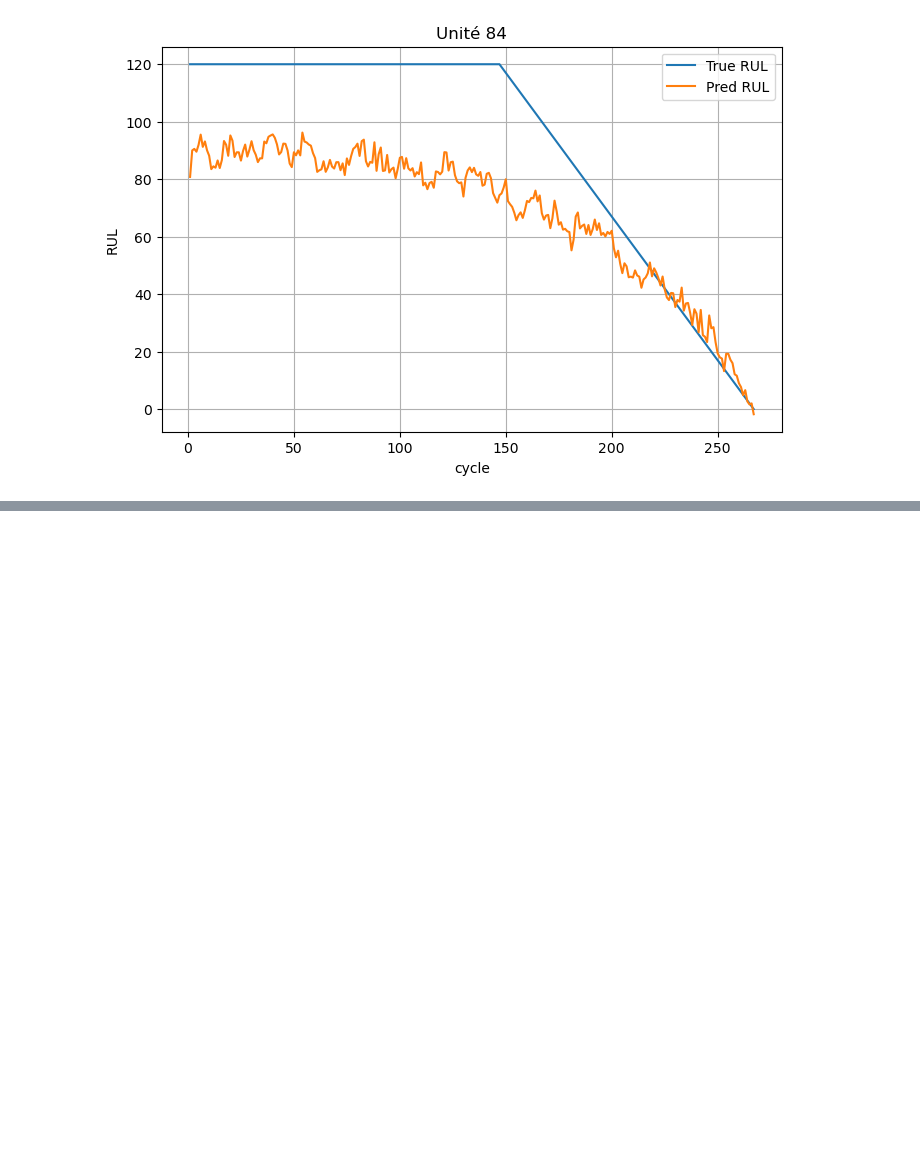
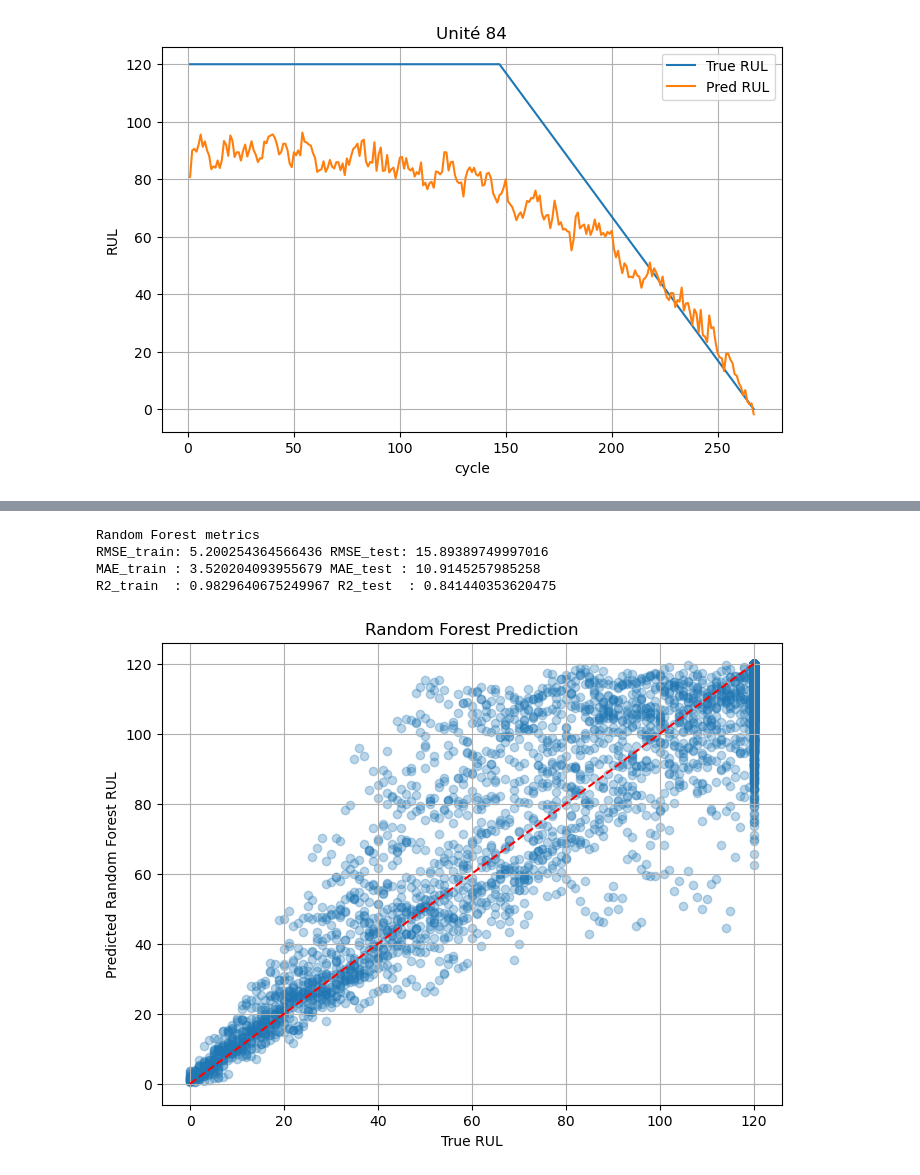
Before and after one commit to elouanXP/smart_predictive_maintenance, a Jupyter notebook: notebooks/03_model.ipynb, the cells around one changed output, grey strips where cells are left out. Cells and saved outputs as stored; diff of their text form; code cells hidden in the pictures; blank space fills up the shorter version.

```diff
--- a/notebooks/03_model.ipynb
+++ b/notebooks/03_model.ipynb
@@ -123,0 +106,14 @@ plt.close()
+# %%
+top_imp_features = feature_imp[:15].index
+top_imp_features
+X_train_imp = X_train[top_imp_features]
+X_test_imp = X_test[top_imp_features]
+# %%
+rf = RandomForestRegressor().fit(X_train_imp, y_train)
+plot_metrics_model(rf, X_train_imp, X_test_imp, y_train, y_test, "Random Forest")
+# %% [output]
+Random Forest metrics
+RMSE_train: 5.200254364566436 RMSE_test: 15.89389749997016
+MAE_train : 3.520204093955679 MAE_test : 10.9145257985258
+R2_train  : 0.9829640675249967 R2_test  : 0.841440353620475
+[figure, added]
```
Also changed, not shown: parts of 5 cells of this notebook, 2 other files.
